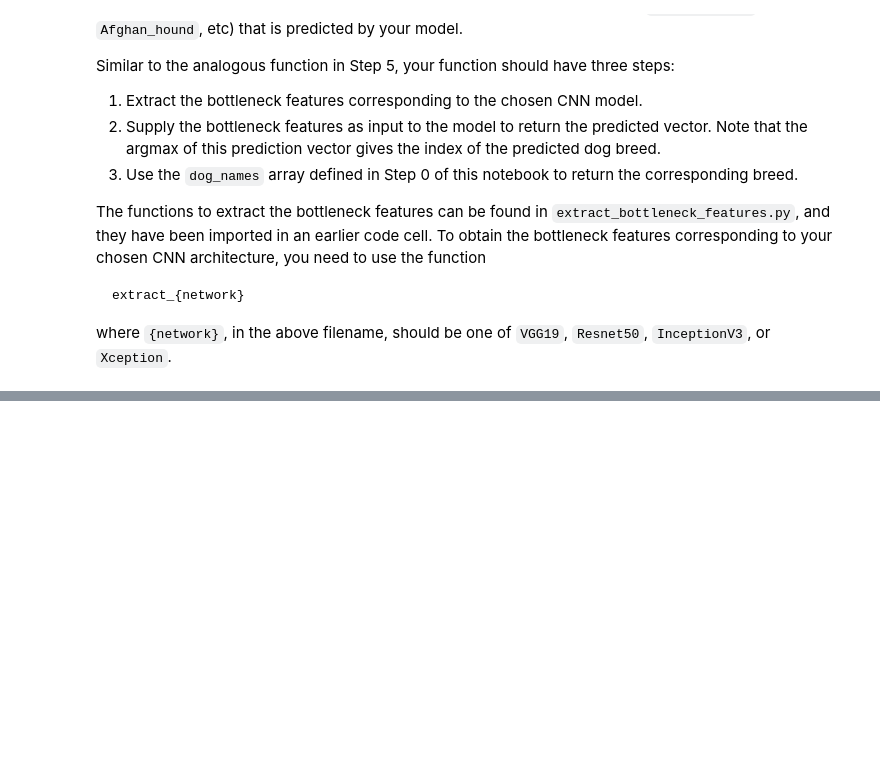
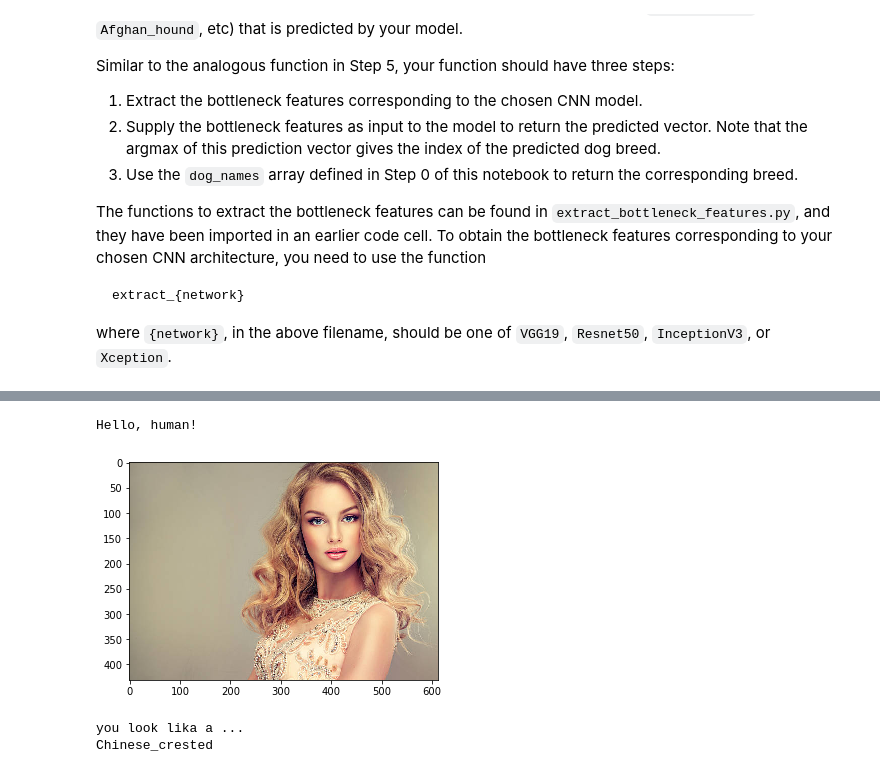
Before and after one commit to alphara/dog-project, a Jupyter notebook: dog_app.ipynb, the cells around one changed output, grey strips where cells are left out. Drawn from its saved outputs; the diff is of its cells as text; code cells hidden in the pictures; blank space fills up the shorter version.

```diff
--- a/dog_app.ipynb
+++ b/dog_app.ipynb
@@ -833,0 +811,7 @@ Recognize file 20: dogImages/test/057.Dalmatian/Dalmatian_04056.jpg
+# %%
+human_dog_detector('img/woman1.jpg')
+# %% [output]
+Hello, human!
+[figure, added]
+you look lika a ...
+Chinese_crested
```
Also changed, not shown: parts of 32 cells of this notebook, 1 other file.
